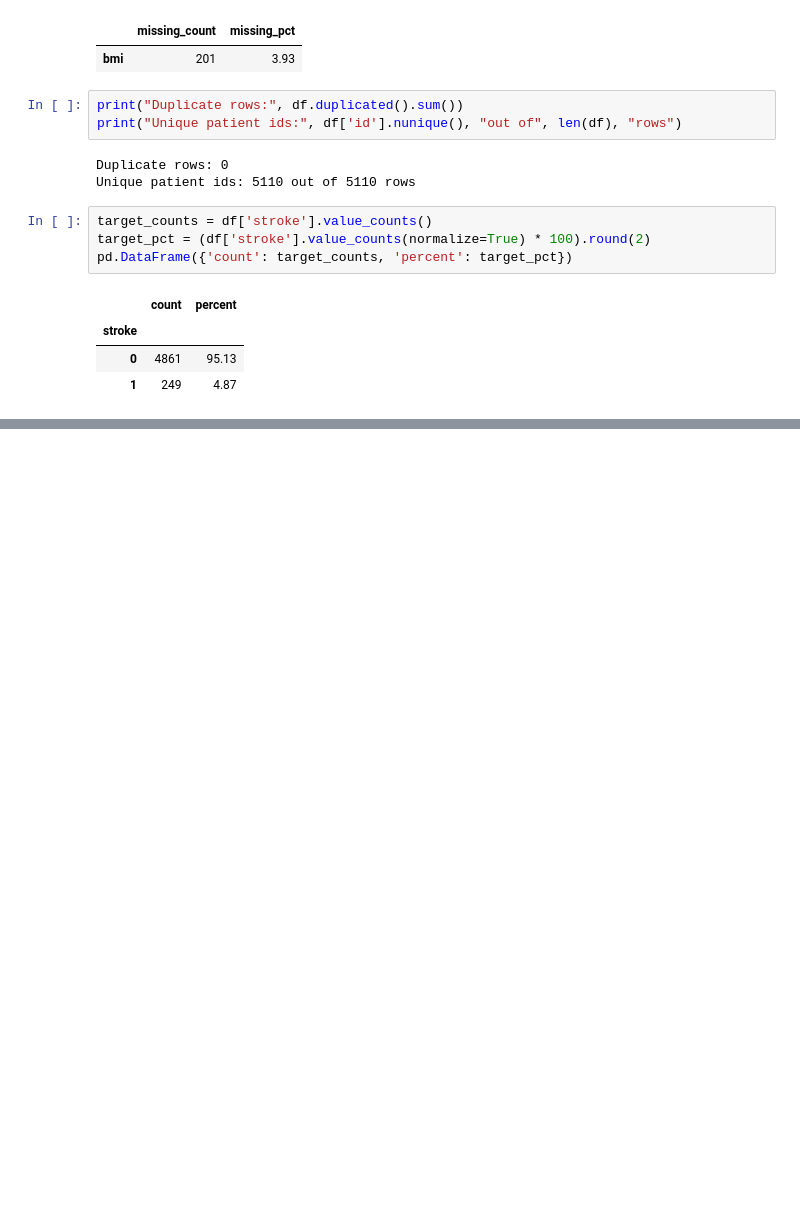
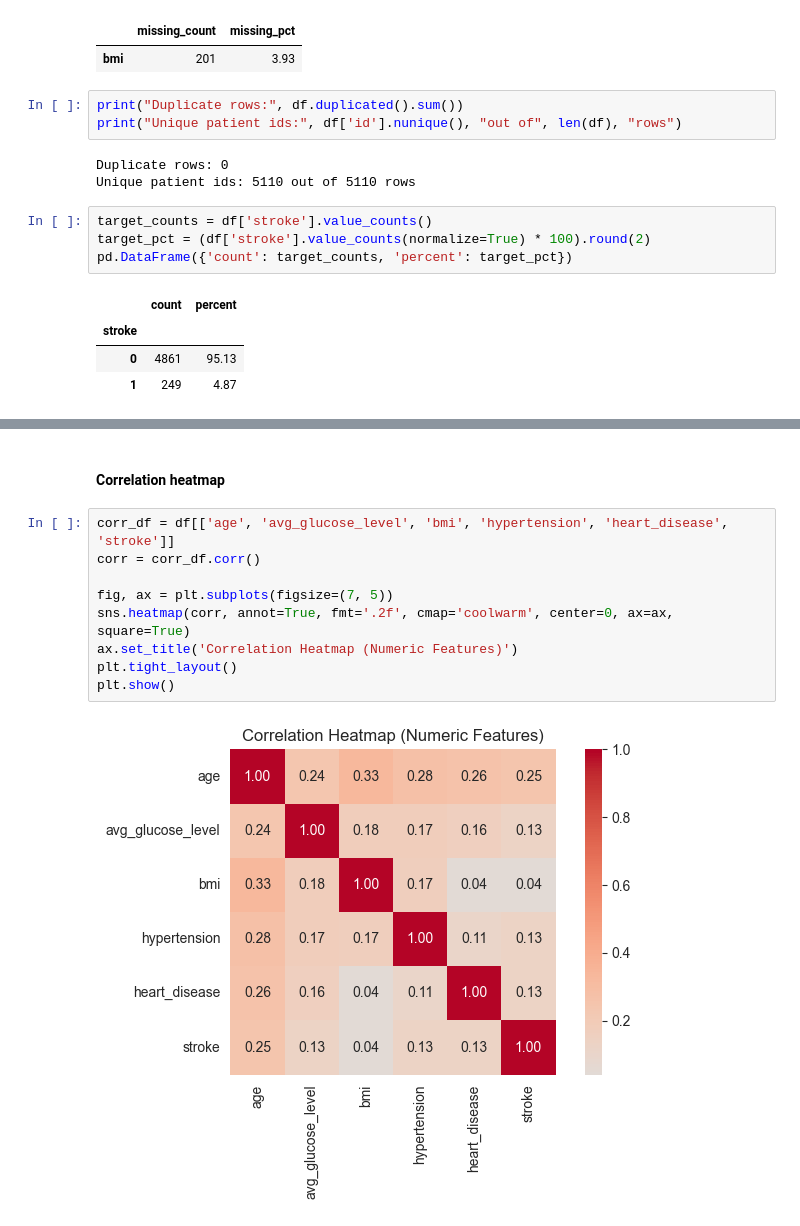
Before and after one commit to Isvarr/capstone_ml, a Jupyter notebook: classification_stroke_partA.ipynb, the cells around one changed output, grey strips where cells are left out. Saved outputs shown, nothing was run; the diff lists cells and outputs as text; blank space fills up the shorter version.

```diff
--- a/classification_stroke_partA.ipynb
+++ b/classification_stroke_partA.ipynb
@@ -82,0 +160,13 @@ pd.DataFrame({'count': target_counts, 'percent': target_pct})
+# %% [markdown]
+#### Correlation heatmap
+# %%
+corr_df = df[['age', 'avg_glucose_level', 'bmi', 'hypertension', 'heart_disease', 'stroke']]
+corr = corr_df.corr()
+
+fig, ax = plt.subplots(figsize=(7, 5))
+sns.heatmap(corr, annot=True, fmt='.2f', cmap='coolwarm', center=0, ax=ax, square=True)
+ax.set_title('Correlation Heatmap (Numeric Features)')
+plt.tight_layout()
+plt.show()
+# %% [output]
+[figure, added]
```
Also changed, not shown: parts of 15 cells of this notebook.
